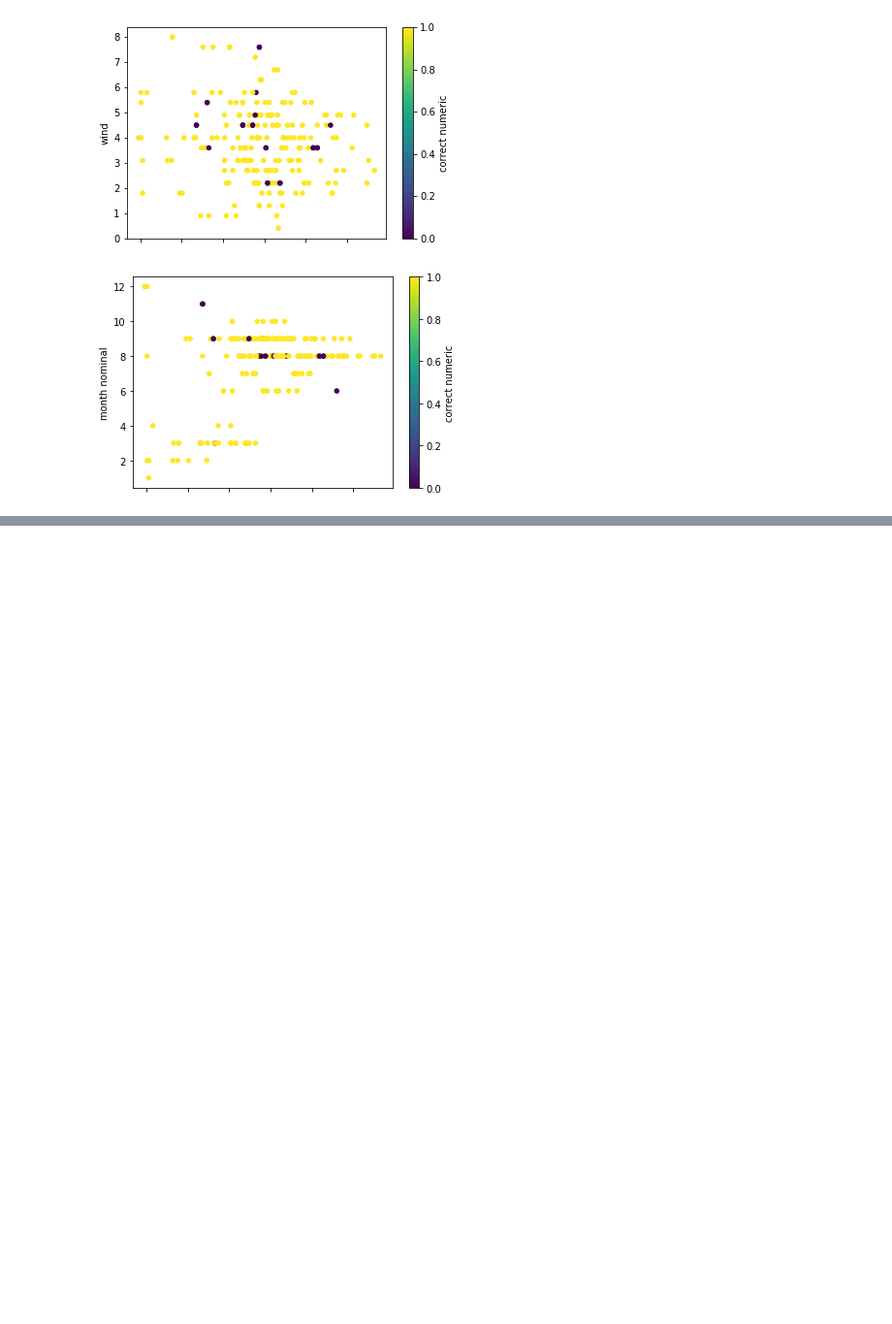
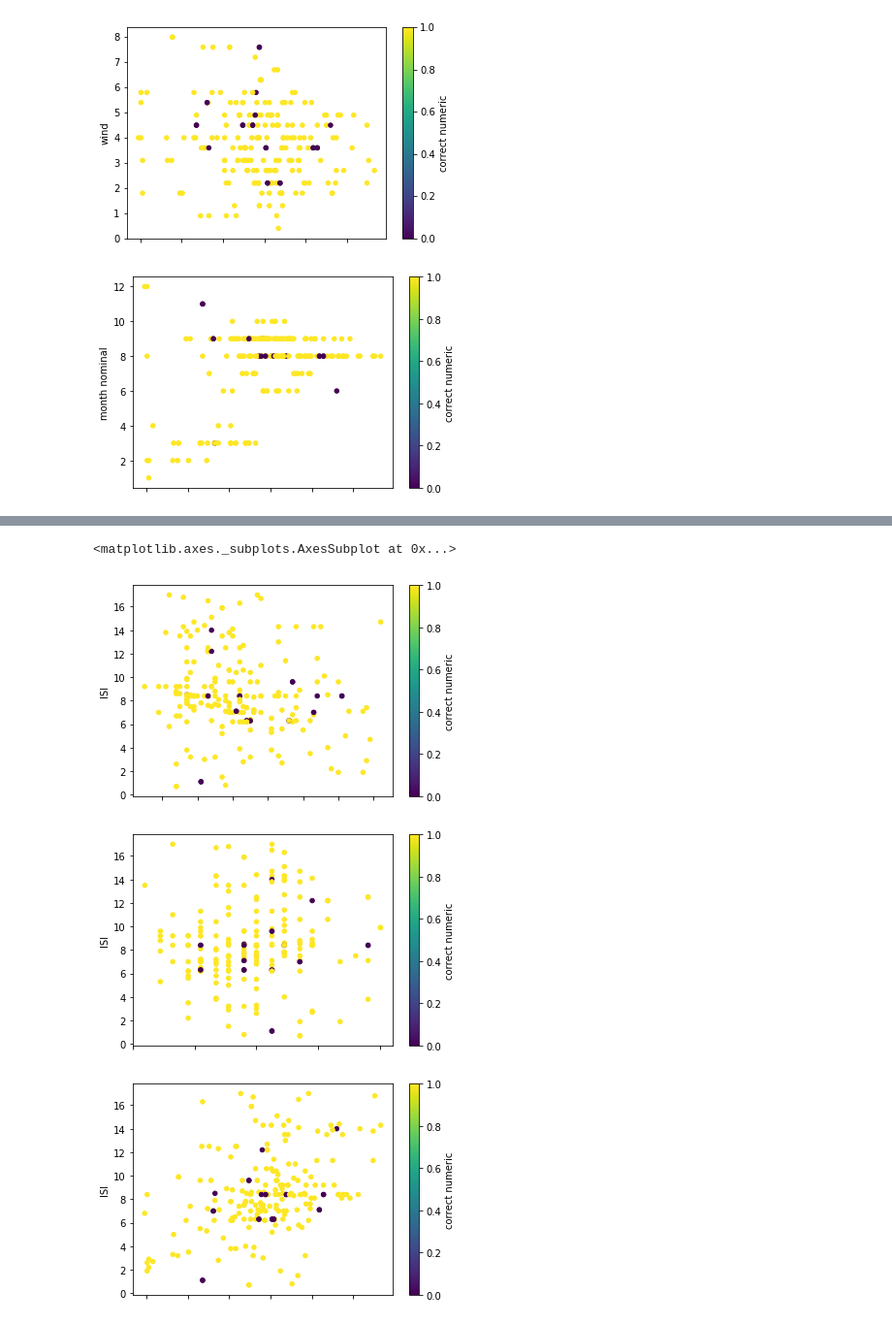
Before and after one commit to gayounglee57/sparkLab, a Jupyter notebook: gbt_results_patterns.ipynb, the cells around one changed output, grey strips where cells are left out. Shown at 97% size. Cells and saved outputs as stored; diff of their text form; code cells hidden in the pictures; blank space fills up the shorter version.

```diff
--- a/gbt_results_patterns.ipynb
+++ b/gbt_results_patterns.ipynb
@@ -163,0 +195,9 @@ df.plot.scatter(x='temp', y='month nominal', c='correct numeric', colormap='viri
+# %%
+df.plot.scatter(x='RH', y='ISI', c='correct numeric', colormap='viridis')
+df.plot.scatter(x='wind', y='ISI', c='correct numeric', colormap='viridis')
+df.plot.scatter(x='temp', y='ISI', c='correct numeric', colormap='viridis')
+# %% [output]
+<matplotlib.axes._subplots.AxesSubplot at 0x...>
+[figure, added]
+[figure, added]
+[figure, added]
```
Also changed, not shown: parts of 3 cells of this notebook.
